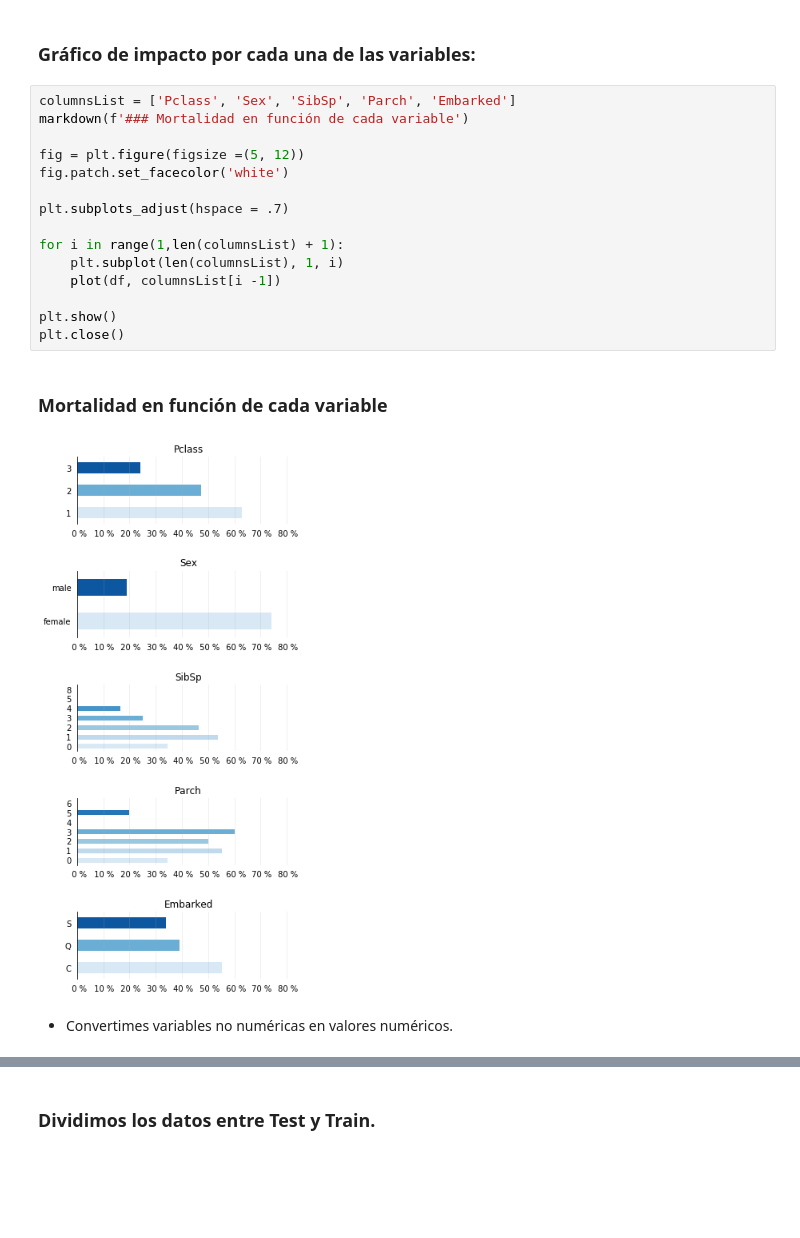
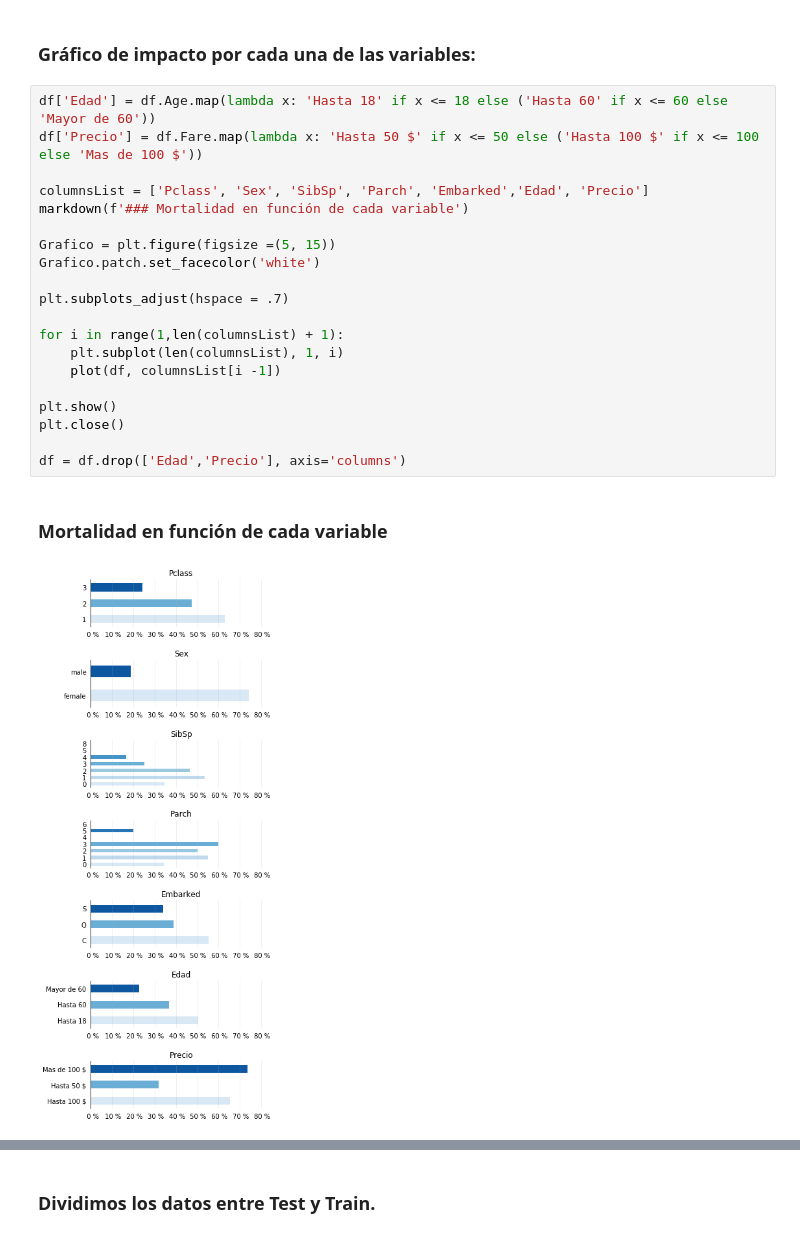
Before and after one commit to JVPA/Kaggle, a Jupyter notebook: Titanic. Machine Learning from Disaster.ipynb, the cells around one changed output, grey strips where cells are left out. Cells and saved outputs as stored; diff of their text form; blank space fills up the shorter version.

```diff
--- a/Titanic. Machine Learning from Disaster.ipynb
+++ b/Titanic. Machine Learning from Disaster.ipynb
@@ -121,22 +122,25 @@ df.describe()
 # %% [markdown]
 ### Gráfico de impacto por cada una de las variables:
 # %%
-columnsList = ['Pclass', 'Sex', 'SibSp', 'Parch', 'Embarked']
+df['Edad'] = df.Age.map(lambda x: 'Hasta 18' if x <= 18 else ('Hasta 60' if x <= 60 else 'Mayor de 60'))
+df['Precio'] = df.Fare.map(lambda x: 'Hasta 50 $' if x <= 50 else ('Hasta 100 $' if x <= 100 else 'Mas de 100 $'))
+
+columnsList = ['Pclass', 'Sex', 'SibSp', 'Parch', 'Embarked','Edad', 'Precio']
 markdown(f'### Mortalidad en función de cada variable')
 
-fig = plt.figure(figsize =(5, 12))
-fig.patch.set_facecolor('white')
+Grafico = plt.figure(figsize =(5, 15))
+Grafico.patch.set_facecolor('white')
 
 plt.subplots_adjust(hspace = .7)
 
 for i in range(1,len(columnsList) + 1):
     plt.subplot(len(columnsList), 1, i)
     plot(df, columnsList[i -1])
 
 plt.show()
 plt.close()
+
+df = df.drop(['Edad','Precio'], axis='columns')
 # %% [output]
 ### Mortalidad en función de cada variable
-[figure, old version]
+[figure, new version]
-# %% [markdown]
-* Convertimes variables no numéricas en valores numéricos.
```
Also changed, not shown: parts of 10 cells of this notebook.
